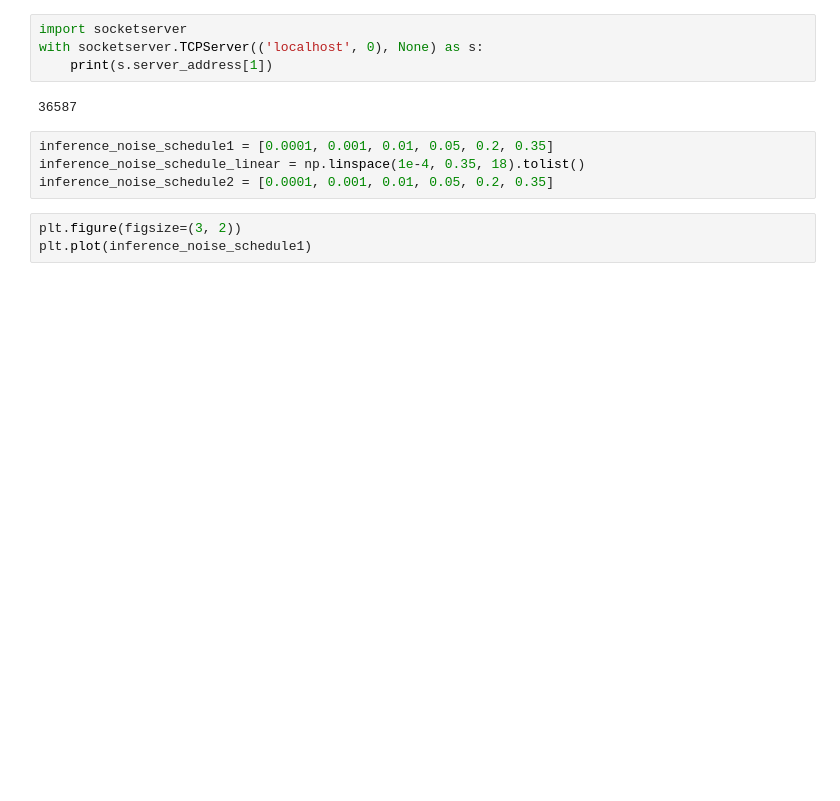
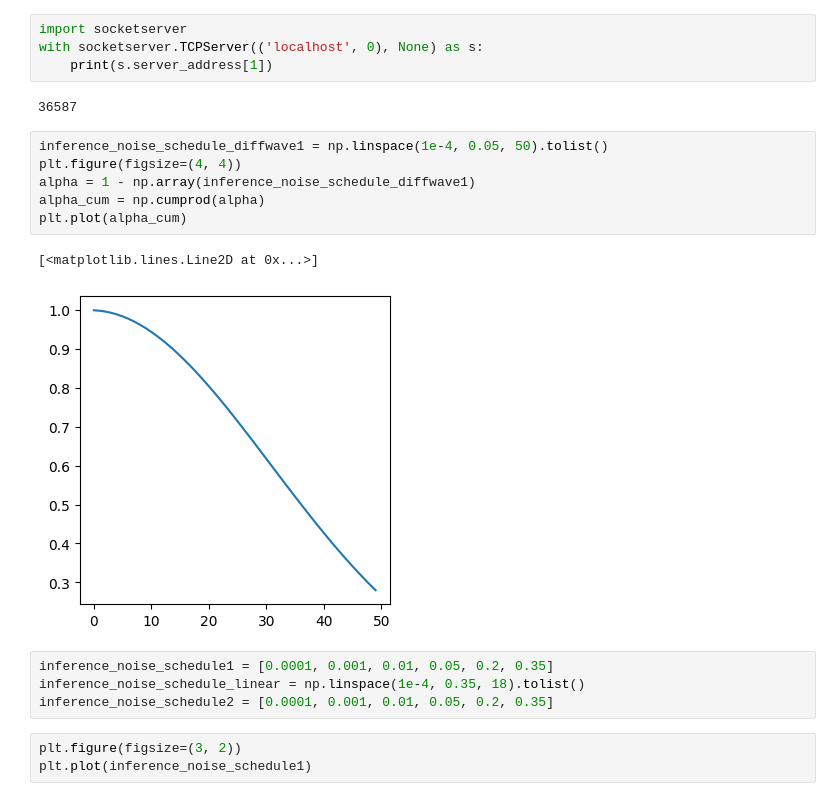
Before and after one commit to ephiephi/CDiffuSE, a Jupyter notebook: playing.ipynb, the cells around one changed output. Saved outputs shown, nothing was run; the diff lists cells and outputs as text; blank space fills up the shorter version.

```diff
--- a/playing.ipynb
+++ b/playing.ipynb
@@ -80,6 +100,15 @@ with socketserver.TCPServer(('localhost', 0), None) as s:
     print(s.server_address[1])
 # %% [output]
 36587
+# %%
+inference_noise_schedule_diffwave1 = np.linspace(1e-4, 0.05, 50).tolist()
+plt.figure(figsize=(4, 4))
+alpha = 1 - np.array(inference_noise_schedule_diffwave1)
+alpha_cum = np.cumprod(alpha)
+plt.plot(alpha_cum)
+# %% [output]
+[<matplotlib.lines.Line2D at 0x...>]
+[figure, added]
 # %%
 inference_noise_schedule1 = [0.0001, 0.001, 0.01, 0.05, 0.2, 0.35]
 inference_noise_schedule_linear = np.linspace(1e-4, 0.35, 18).tolist()
```
Also changed, not shown: parts of 11 cells of this notebook, 2 other files.
